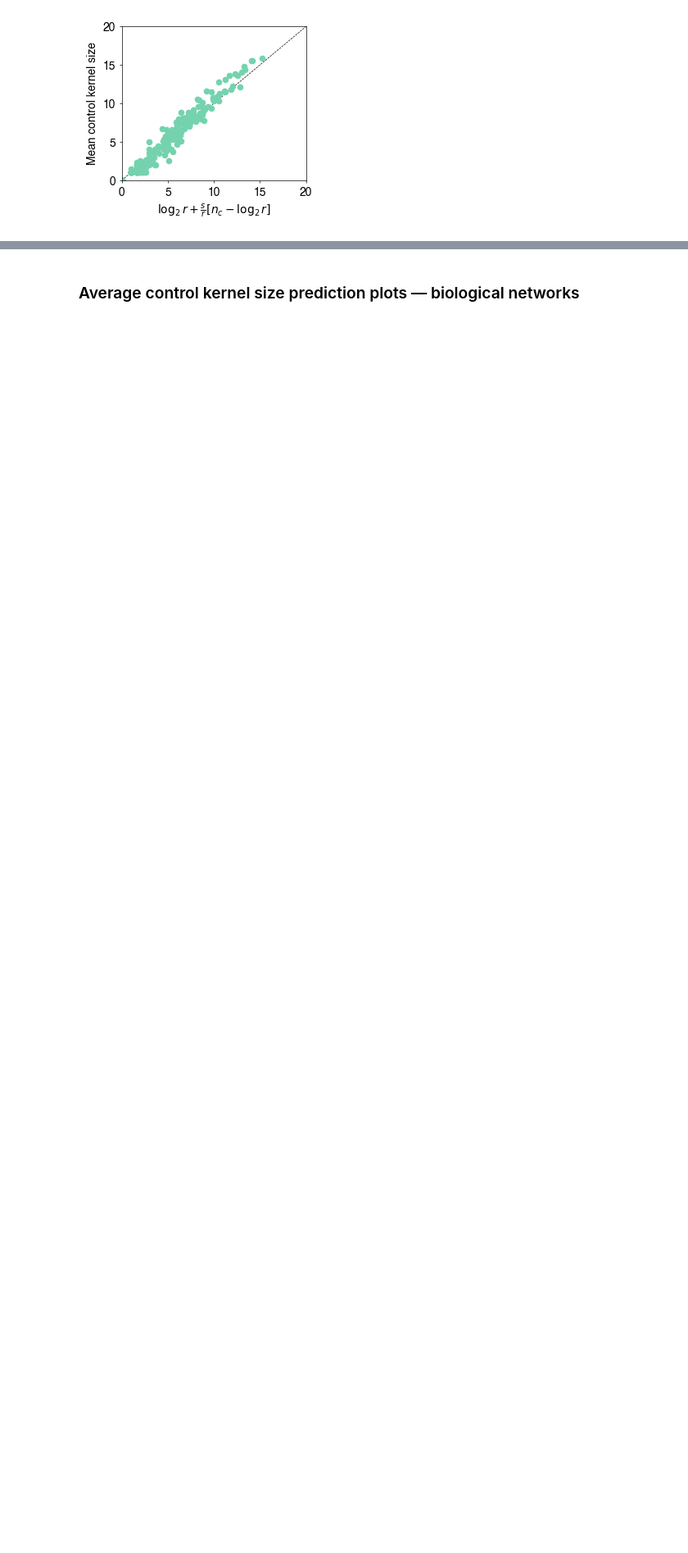
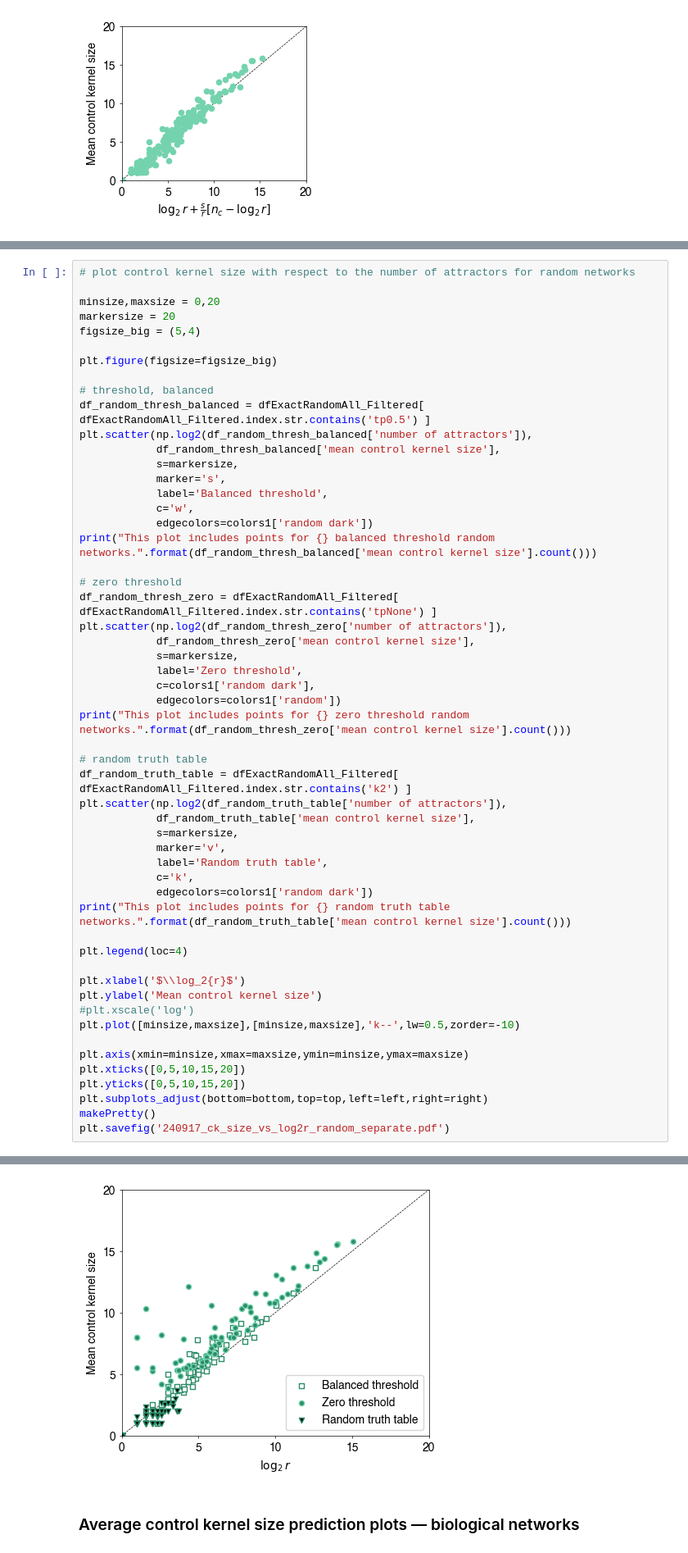
Before and after one commit to bcdaniels/Control-of-Synthetic-Boolean-Networks, a Jupyter notebook: CK_basin_sizes/basin-paper-figures.ipynb, the cells around one changed output, grey strips where cells are left out. Shown at 82% size. Drawn from its saved outputs; the diff is of its cells as text; blank space fills up the shorter version.

```diff
--- a/CK_basin_sizes/basin-paper-figures.ipynb
+++ b/CK_basin_sizes/basin-paper-figures.ipynb
@@ -860,0 +882,55 @@ plt.savefig('240819_actual_versus_predicted_mean_ck_size_random_networks.pdf')
+# %%
+# plot control kernel size with respect to the number of attractors for random networks
+
+minsize,maxsize = 0,20
+markersize = 20
+figsize_big = (5,4)
+
+plt.figure(figsize=figsize_big)
+
+# threshold, balanced
+df_random_thresh_balanced = dfExactRandomAll_Filtered[ dfExactRandomAll_Filtered.index.str.contains('tp0.5') ]
+plt.scatter(np.log2(df_random_thresh_balanced['number of attractors']),
+            df_random_thresh_balanced['mean control kernel size'],
+            s=markersize,
+            marker='s',
+            label='Balanced threshold',
+            c='w',
+            edgecolors=colors1['random dark'])
+print("This plot includes points for {} balanced threshold random networks.".format(df_random_thresh_balanced['mean control kernel size'].count()))
+
+# zero threshold
+df_random_thresh_zero = dfExactRandomAll_Filtered[ dfExactRandomAll_Filtered.index.str.contains('tpNone') ]
+plt.scatter(np.log2(df_random_thresh_zero['number of attractors']),
+            df_random_thresh_zero['mean control kernel size'],
+            s=markersize,
+            label='Zero threshold',
+            c=colors1['random dark'],
+            edgecolors=colors1['random'])
+print("This plot includes points for {} zero threshold random networks.".format(df_random_thresh_zero['mean control kernel size'].count()))
+
+# random truth table
+df_random_truth_table = dfExactRandomAll_Filtered[ dfExactRandomAll_Filtered.index.str.contains('k2') ]
+plt.scatter(np.log2(df_random_truth_table['number of attractors']),
+            df_random_truth_table['mean control kernel size'],
+            s=markersize,
+            marker='v',
+            label='Random truth table',
+            c='k',
+            edgecolors=colors1['random dark'])
+print("This plot includes points for {} random truth table networks.".format(df_random_truth_table['mean control kernel size'].count()))
+
+plt.legend(loc=4)
+
+plt.xlabel('$\\log_2{r}$')
+plt.ylabel('Mean control kernel size')
+#plt.xscale('log')
+plt.plot([minsize,maxsize],[minsize,maxsize],'k--',lw=0.5,zorder=-10)
+
+plt.axis(xmin=minsize,xmax=maxsize,ymin=minsize,ymax=maxsize)
+plt.xticks([0,5,10,15,20])
+plt.yticks([0,5,10,15,20])
+plt.subplots_adjust(bottom=bottom,top=top,left=left,right=right)
+makePretty()
+plt.savefig('240917_ck_size_vs_log2r_random_separate.pdf')
+# %% [output]
@@ -861,3 +940,4 @@ plt.savefig('240819_actual_versus_predicted_mean_ck_size_random_networks.pdf')
+[figure, added]
 # %% [markdown]
 ### Average control kernel size prediction plots — biological networks
 # %%
```
Also changed, not shown: parts of 12 cells of this notebook.
